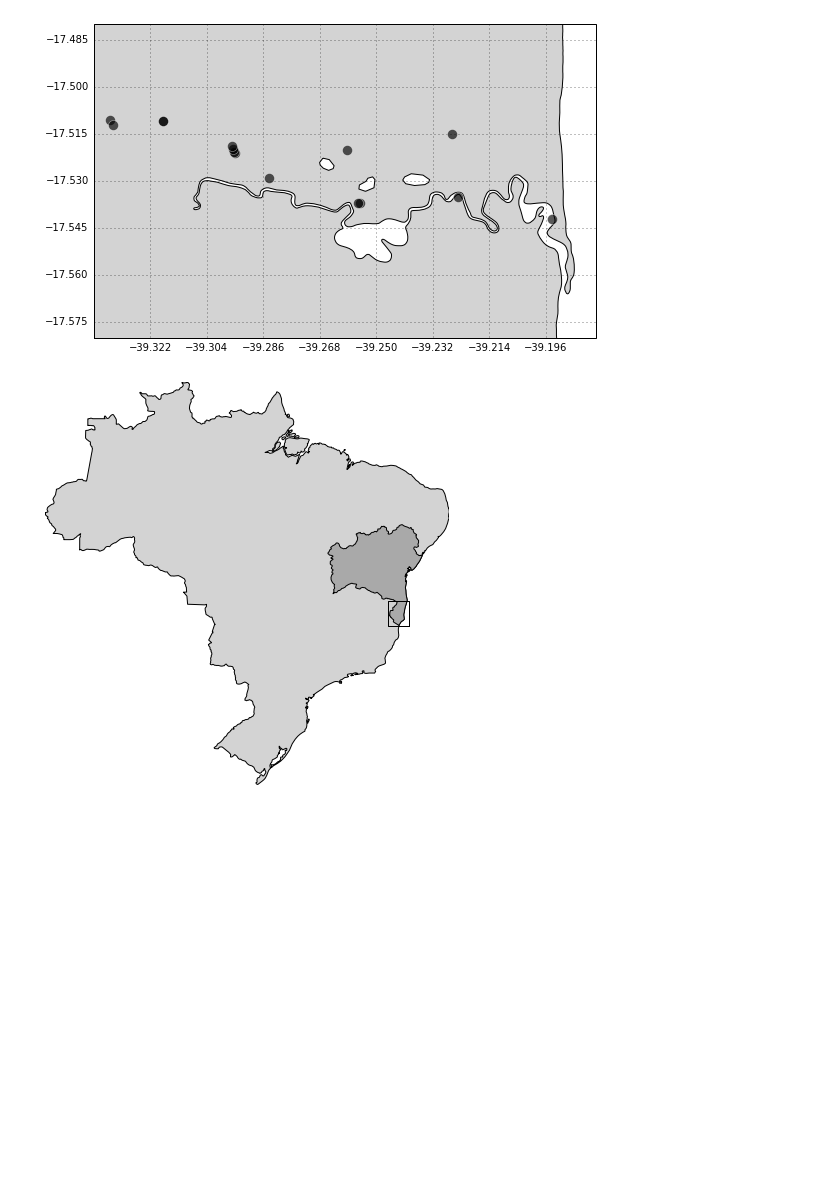
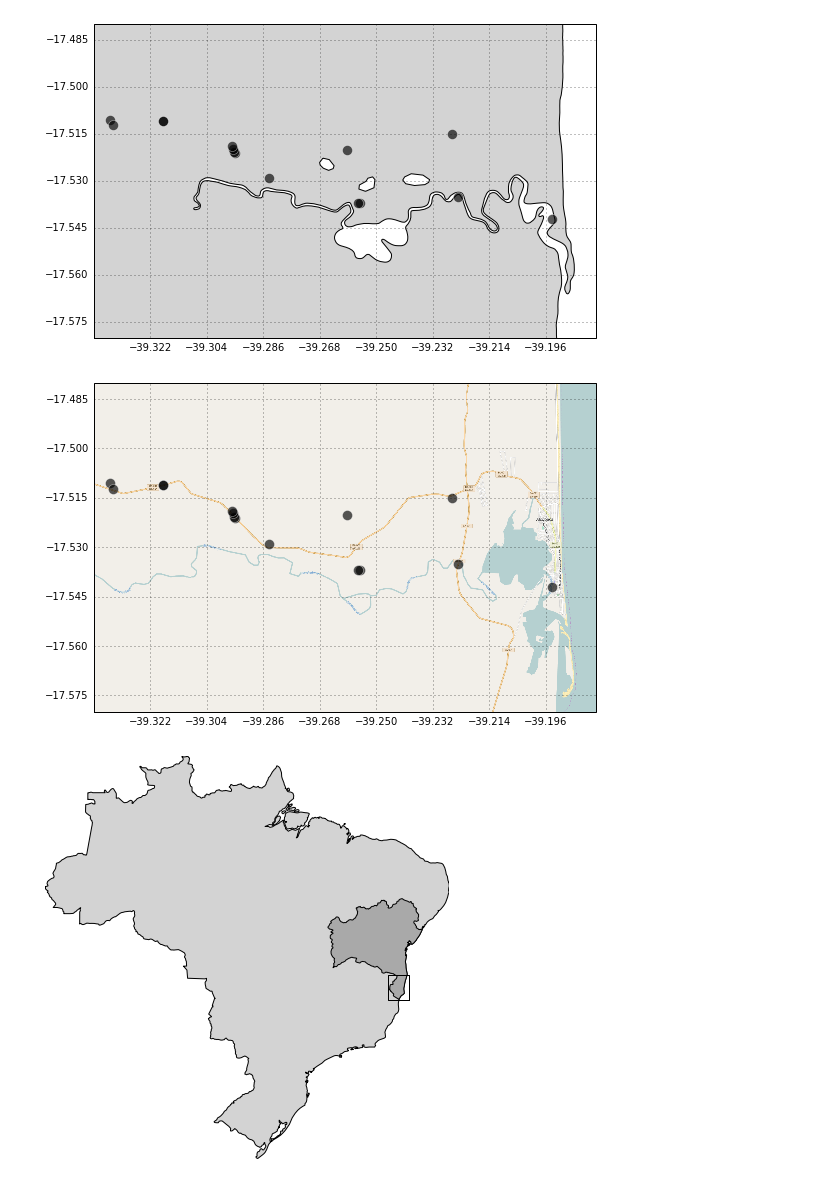
Before and after one commit to juoceano/lecture_figures, a Jupyter notebook: notebooks/2016_PFAs_Bahia_Alcobaca.ipynb, the cells around one changed output. Drawn from its saved outputs; the diff is of its cells as text; code cells hidden in the pictures; blank space fills up the shorter version.

```diff
--- a/notebooks/2016_PFAs_Bahia_Alcobaca.ipynb
+++ b/notebooks/2016_PFAs_Bahia_Alcobaca.ipynb
@@ -71,6 +123,32 @@ shp = ax.add_geometries(
 )
 # %% [output]
 [figure]
+# %%
+from cartopy.io.img_tiles import OSM
+
+imagery = OSM()
+
+
+fig, ax = make_map(figsize=(9, 9), projection=imagery.crs)
+ax.set_extent([-39.34, -39.18, -17.58, -17.48])
+ax.add_image(imagery, 14)
+
+kw = dict(
+    color='black',
+    marker='o',
+    alpha=0.65,
+    linestyle='none',
+    markeredgecolor='white',
+    markersize=10,
+)
+
+ax.plot(df['Longitude'], df['Latitude'],
+        transform=ccrs.Geodetic(), **kw)
+
+gl = ax.gridlines(draw_labels=True)
+gl.xlabels_top = gl.ylabels_right = False
+# %% [output]
+[figure, added]
 # %%
 import shapely.geometry as sgeom
 from cartopy.io.shapereader import Reader, natural_earth
```
Also changed, not shown: parts of 3 cells of this notebook.
